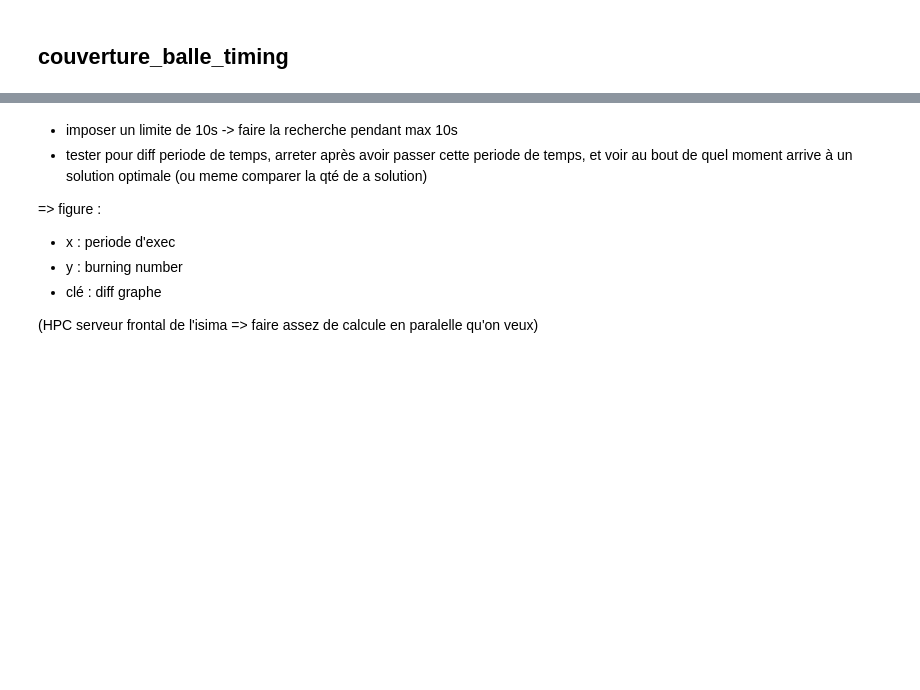
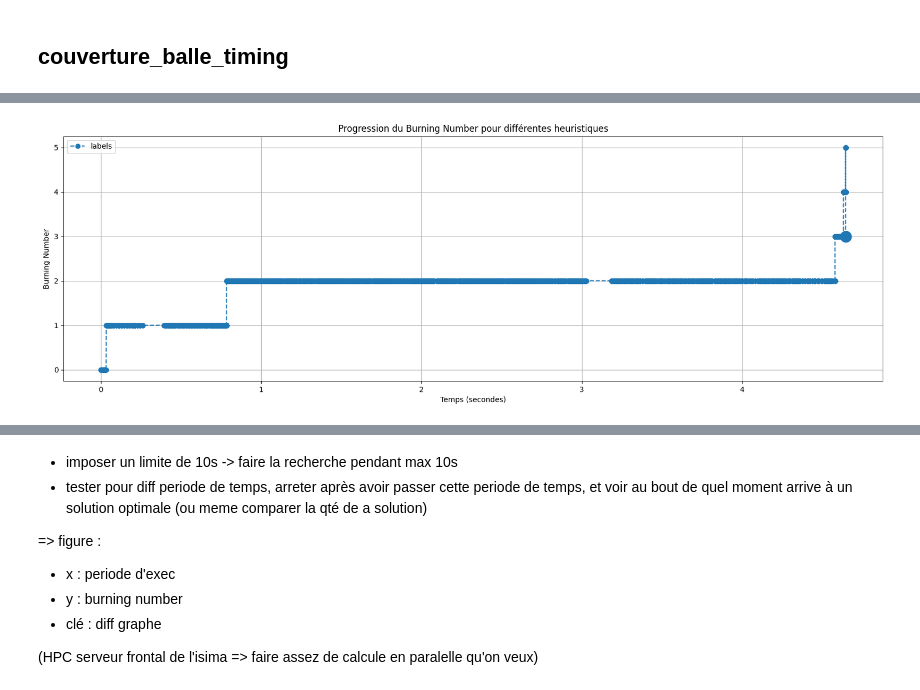
Before and after one commit to OussamaLay/Graph_Burning_Problem, a Jupyter notebook: algo_recherche.ipynb, the cells around one changed output, grey strips where cells are left out. Saved outputs shown, nothing was run; the diff lists cells and outputs as text; code cells hidden in the pictures; blank space fills up the shorter version.

```diff
--- a/algo_recherche.ipynb
+++ b/algo_recherche.ipynb
@@ -258,35 +258,33 @@ def recherche_largeur(graphe):
 ### Suite
 # %%
 # 10 sommets (3.16)
-#fichier = r'instances\Stranke94\Stranke94.mtx'
+stranke = lire_graphe(r'instances\Stranke94\Stranke94.mtx')
 
 # 29 sommets (5.38)
-#fichier = r'instances\bn-mouse_visual-cortex_1\bn-mouse_visual-cortex_1.mtx'
+mouse = lire_graphe(r'instances\bn-mouse_visual-cortex_1\bn-mouse_visual-cortex_1.mtx')
 
 # 34 sommets (5,83)
-fichier = r'instances\karate\karate.mtx'
+karate = lire_graphe(r'instances\karate\karate.mtx')
 
 # 62 sommets (7.87)
-#fichier = r'instances\dolphins\dolphins.mtx'
+dolphins = lire_graphe(r'instances\dolphins\dolphins.mtx')
 
 # 105 sommets (12.88)
-#fichier = r'instances\polbooks\polbooks.mtx'
+polbooks = lire_graphe(r'instances\polbooks\polbooks.mtx')
 
 # 258 sommets (16.06)
-#fichier = r'instances\sphere3\sphere3.mtx'
+sphere3 = lire_graphe(r'instances\sphere3\sphere3.mtx')
 
 # 379 sommets (19.47)
-#fichier = r'instances\ca-netscience\ca-netscience.mtx'
+netscience = lire_graphe(r'instances\ca-netscience\ca-netscience.mtx')
 
 # 7057 sommets (84.005)
-#fichier = r'instances\fb-pages-government\fb-pages-government.mtx'
+government = lire_graphe(r'instances\fb-pages-government\fb-pages-government.mtx')
 
 # 11631 sommets (107.84)
-#fichier = r'instances\web-wiki-crocodile\web-wiki-crocodile.mtx'
+crocodile = lire_graphe(r'instances\web-wiki-crocodile\web-wiki-crocodile.mtx')
 
 # 196 591 sommets (443.38)
-#fichier = r'instances\loc-gowalla_edges\loc-gowalla_edges.mtx'
-
-graphe = lire_graphe(fichier)
+gowalla_edges = lire_graphe(r'instances\loc-gowalla_edges\loc-gowalla_edges.mtx')
 # %%
 # Graphe cyclique (4)
@@ -792,5 +833,6 @@ def couverture_balle_beta_timing(graphe, heuristique_func):
         return [], burning_progress
 
     # Ajustement final : augmentation de 1 du rayon pour le résultat final
-    res = [(center, rayon + 1) for center, rayon in best_sequence]
+    res = sorted(best_sequence, key=lambda x: x[1], reverse=True)
+    #res = [(center, rayon + 1) for center, rayon in res]
     return res, burning_progress
@@ -818,10 +852,15 @@ def plot_multiple_burning_progress(burning_progress_list, labels):
         # Extraction des données
         times = [t for t, current, best in bp]
         current_values = [current for t, current, best in bp]
+        best_values = [best for t, current, best in bp]
+
 
         # Trace la courbe et récupère l'objet Line2D pour obtenir la couleur utilisée
         line, = plt.plot(times, current_values, label=label, linestyle='--', marker='o')
         color = line.get_color()
+        #plt.plot(times, best_values, linestyle='-', marker='o', markersize=10, color=color)
+
+
 
         # Marquer le dernier point avec un marqueur plus gros et de la même couleur
         if times and current_values:
@@ -843,0 +891,2 @@ plot_multiple_burning_progress(
+# %%
+res, bn_p = couverture_balle_beta_timing(mouse, heuristique_multiplicative)
@@ -843,0 +917,4 @@ plot_multiple_burning_progress(
+# %%
+plot_multiple_burning_progress([bn_p], ["labels"])
+# %% [output]
+[figure, added]
```
Also changed, not shown: parts of 35 cells of this notebook, 1 other file.
